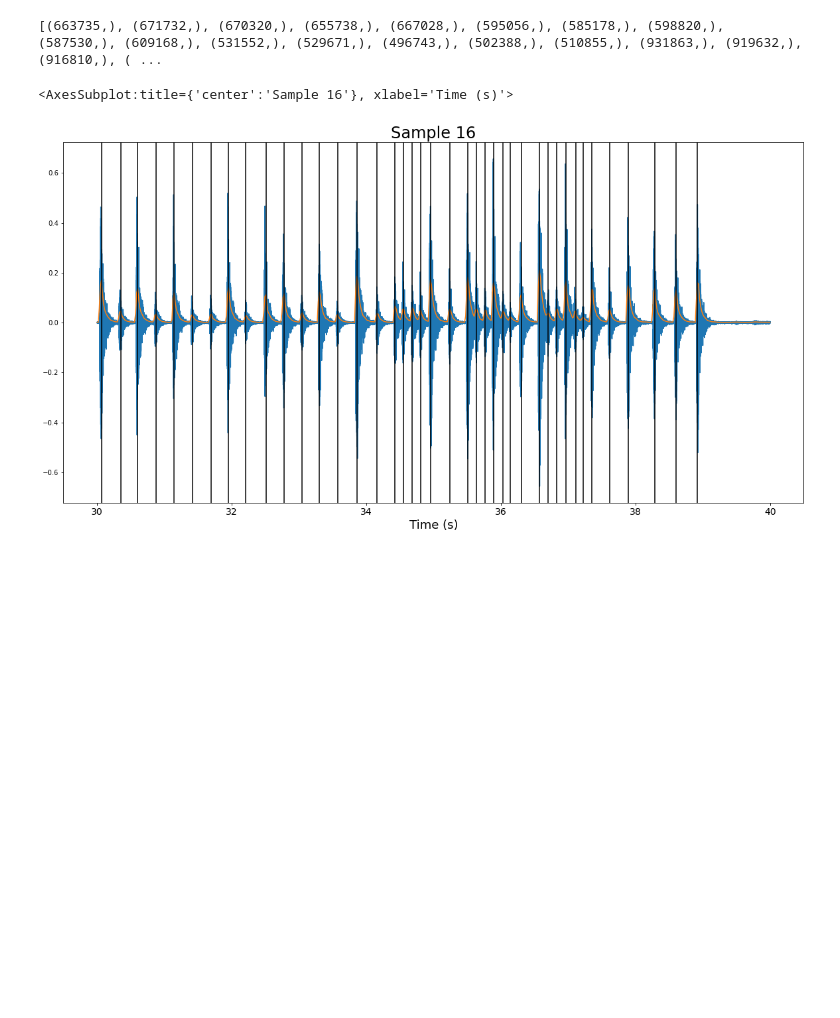
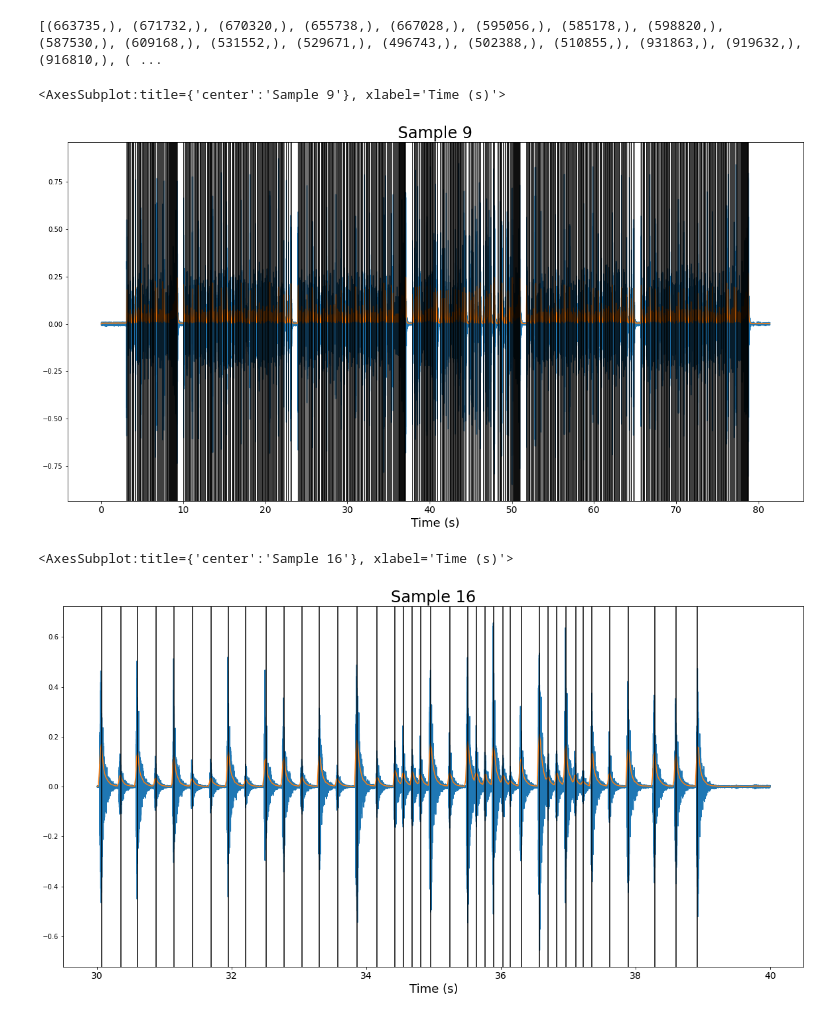
Before and after one commit to prestondunton/rhythm_regression, a Jupyter notebook: Data_Inspection.ipynb, the cells around one changed output. Drawn from its saved outputs; the diff is of its cells as text; code cells hidden in the pictures; blank space fills up the shorter version.

```diff
--- a/Data_Inspection.ipynb
+++ b/Data_Inspection.ipynb
@@ -15,6 +15,11 @@ print([audio.shape for audio in samples])
 # %%
 #for i in range(len(samples)):
     #nbt.plot_rmse_transients(samples[i], title=f'Sample {i+1}')
+# %%
+nbt.plot_rmse_transients(samples[99-1], time_range=(0,120), title='Sample 9')
+# %% [output]
+<AxesSubplot:title={'center':'Sample 9'}, xlabel='Time (s)'>
+[figure, added]
 # %%
 nbt.plot_rmse_transients(samples[16-1], time_range=(30, 40), title='Sample 16')
 # missing note due to player mistake
```
Also changed, not shown: parts of 3 cells of this notebook, 6 other files.
